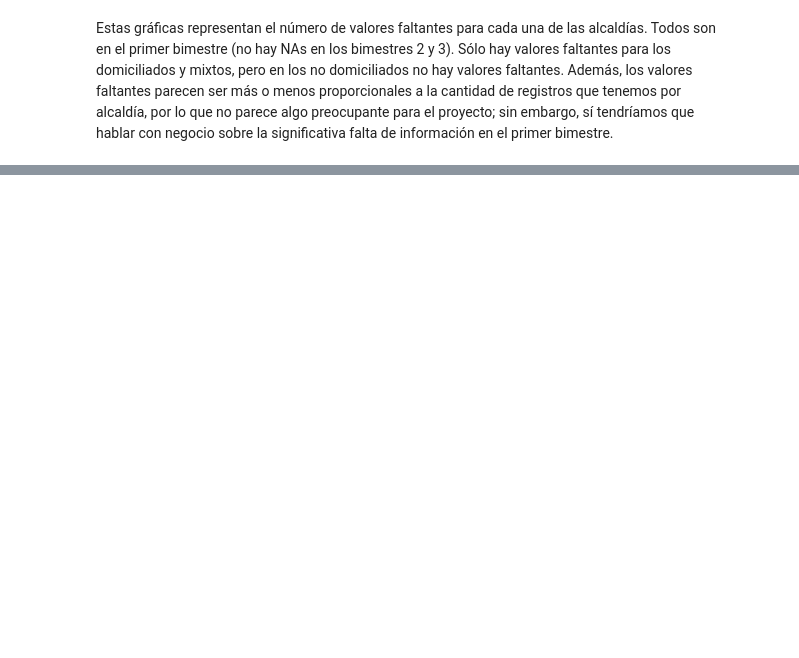
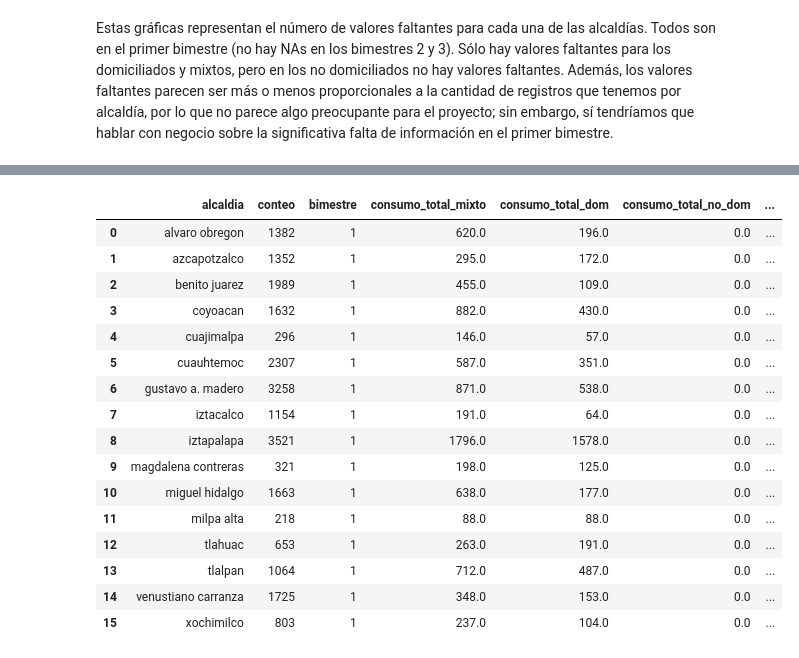
Before and after one commit to ElenaVillano/eda_geda_conagua, a Jupyter notebook: lau_geda.ipynb, the cells around one changed output, grey strips where cells are left out. Saved outputs shown, nothing was run; the diff lists cells and outputs as text; code cells hidden in the pictures; blank space fills up the shorter version.

```diff
--- a/lau_geda.ipynb
+++ b/lau_geda.ipynb
@@ -175,0 +264,21 @@ Estas gráficas representan el número de valores faltantes para cada una de las
+# %%
+df_per_miss_values = df_aux1.merge(df_missing_values[df_missing_values.bimestre == 1], on='alcaldia', how='left')
+df_per_miss_values
+# %% [output]
+|  | alcaldia | conteo | bimestre | consumo_total_mixto | consumo_total_dom | consumo_total_no_dom | ... |
+| 0 | alvaro obregon | 1382 | 1 | 620.0 | 196.0 | 0.0 | ... |
+| 1 | azcapotzalco | 1352 | 1 | 295.0 | 172.0 | 0.0 | ... |
+| 2 | benito juarez | 1989 | 1 | 455.0 | 109.0 | 0.0 | ... |
+| 3 | coyoacan | 1632 | 1 | 882.0 | 430.0 | 0.0 | ... |
+| 4 | cuajimalpa | 296 | 1 | 146.0 | 57.0 | 0.0 | ... |
+| 5 | cuauhtemoc | 2307 | 1 | 587.0 | 351.0 | 0.0 | ... |
+| 6 | gustavo a. madero | 3258 | 1 | 871.0 | 538.0 | 0.0 | ... |
+| 7 | iztacalco | 1154 | 1 | 191.0 | 64.0 | 0.0 | ... |
+| 8 | iztapalapa | 3521 | 1 | 1796.0 | 1578.0 | 0.0 | ... |
+| 9 | magdalena contreras | 321 | 1 | 198.0 | 125.0 | 0.0 | ... |
+| 10 | miguel hidalgo | 1663 | 1 | 638.0 | 177.0 | 0.0 | ... |
+| 11 | milpa alta | 218 | 1 | 88.0 | 88.0 | 0.0 | ... |
+| 12 | tlahuac | 653 | 1 | 263.0 | 191.0 | 0.0 | ... |
+| 13 | tlalpan | 1064 | 1 | 712.0 | 487.0 | 0.0 | ... |
+| 14 | venustiano carranza | 1725 | 1 | 348.0 | 153.0 | 0.0 | ... |
+| 15 | xochimilco | 803 | 1 | 237.0 | 104.0 | 0.0 | ... |
```
Also changed, not shown: parts of 9 cells of this notebook.
